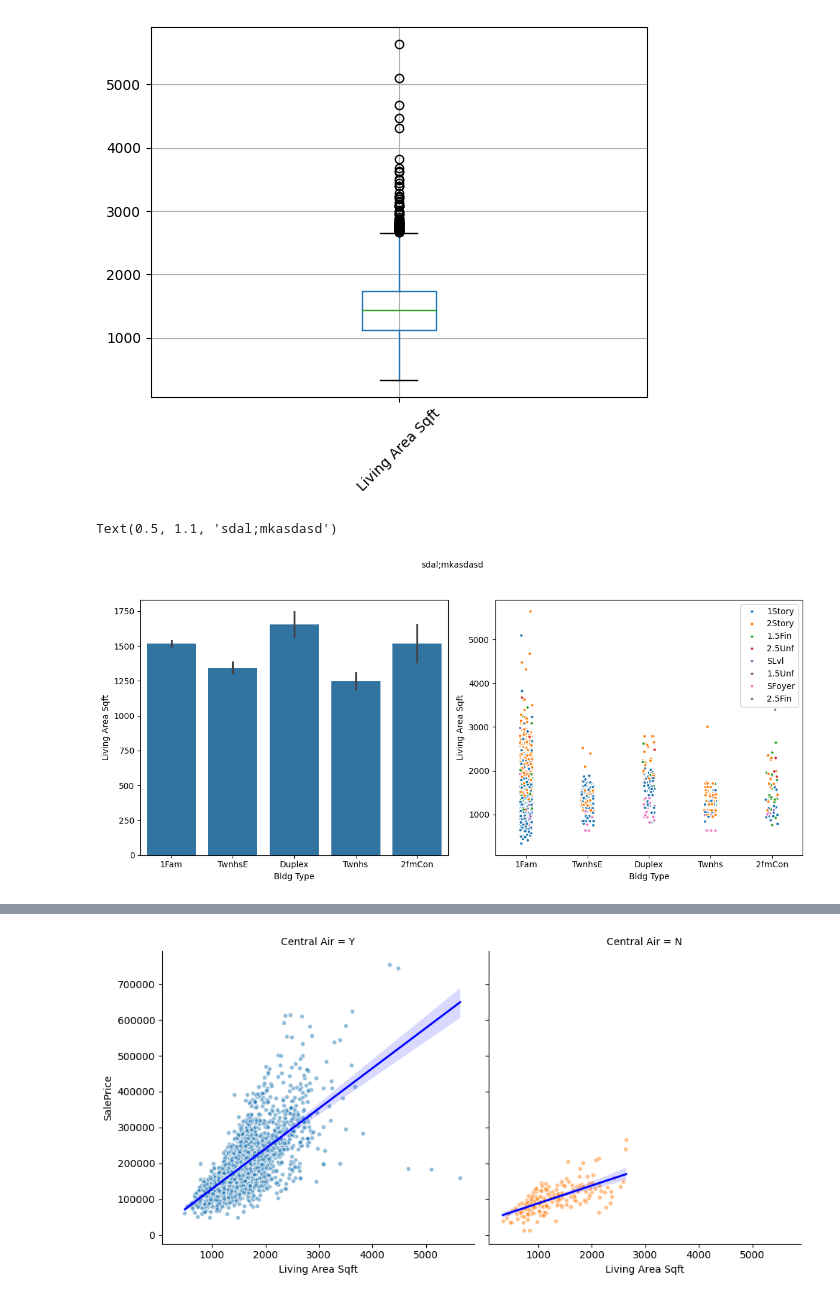
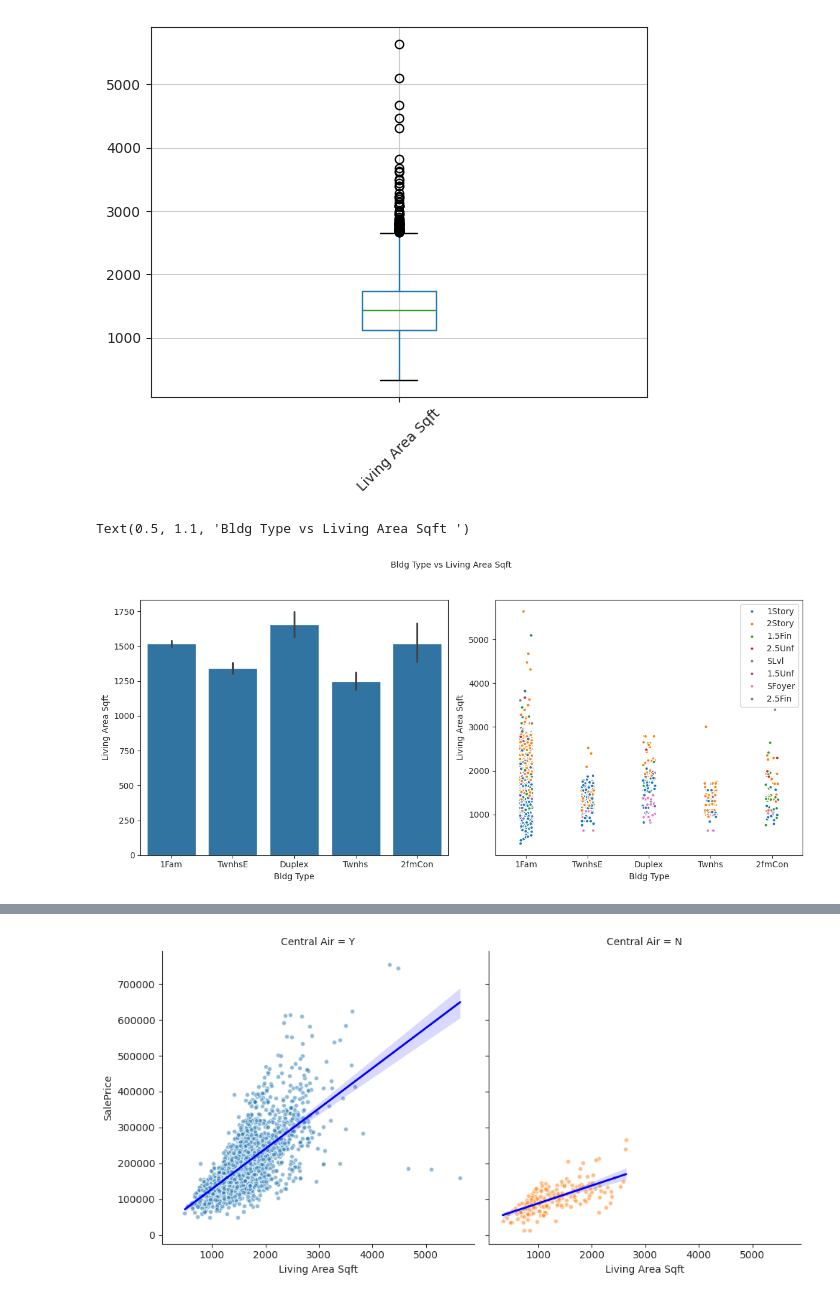
Before and after one commit to ashrafabuareesh/Homes-in-Ames, a Jupyter notebook: Homes_in_Ames.ipynb, the cells around one changed output, grey strips where cells are left out. Saved outputs shown, nothing was run; the diff lists cells and outputs as text; code cells hidden in the pictures.

```diff
--- a/Homes_in_Ames.ipynb
+++ b/Homes_in_Ames.ipynb
@@ -17,3 +17,11 @@ from google.colab import drive
 drive.mount("/content/drive1")
 # %% [output]
 Drive already mounted at /content/drive1; to attempt to forcibly remount, call drive.mount("/content/drive1", force_remount=True).
+# %%
+from google.colab import drive
+drive.mount('/content/drive1')
+import pandas as pd
+import numpy as np
+import matplotlib.pyplot as plt
+import seaborn as sns
+sns.set_style("ticks")
@@ -519,14 +530,14 @@ ax=df.boxplot('Living Area Sqft',rot=45 )
 # %%
 
 fig , axes = plt.subplots(ncols=2,figsize=(12,5))
 axes[0]= sns.barplot(data=df,x="Bldg Type",y="Living Area Sqft" ,ax=axes[0] )
 axes[1]=sns.stripplot(data=df,x="Bldg Type",y="Living Area Sqft" ,ax=axes[1],s=4,edgecolor="white",hue="House Style",linewidth=1)
 axes[1].legend(loc=1)
 fig.tight_layout()
-fig.suptitle("sdal;mkasdasd", fontsize=10,y=1.1,)
+fig.suptitle("Bldg Type vs Living Area Sqft ", fontsize=10,y=1.1,)
 # %% [output]
-Text(0.5, 1.1, 'sdal;mkasdasd')
+Text(0.5, 1.1, 'Bldg Type vs Living Area Sqft ')
-[figure, old version]
+[figure, new version]
 # %%
 df.head()
 # %% [output]
```
Also changed, not shown: parts of 22 cells of this notebook.
